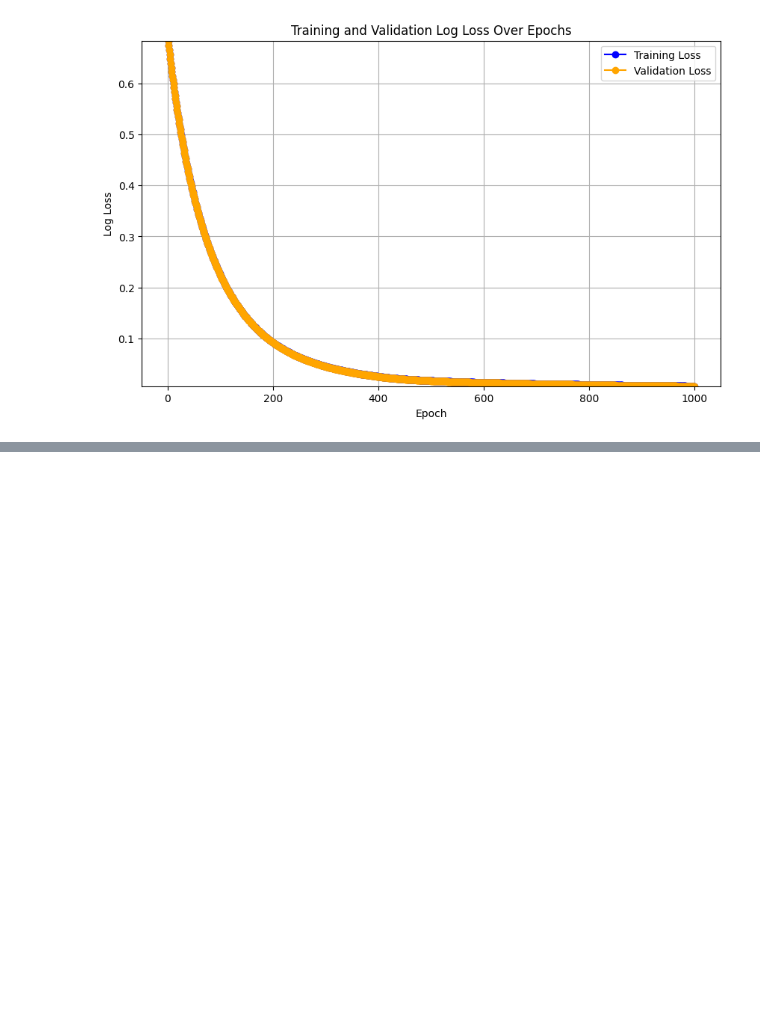
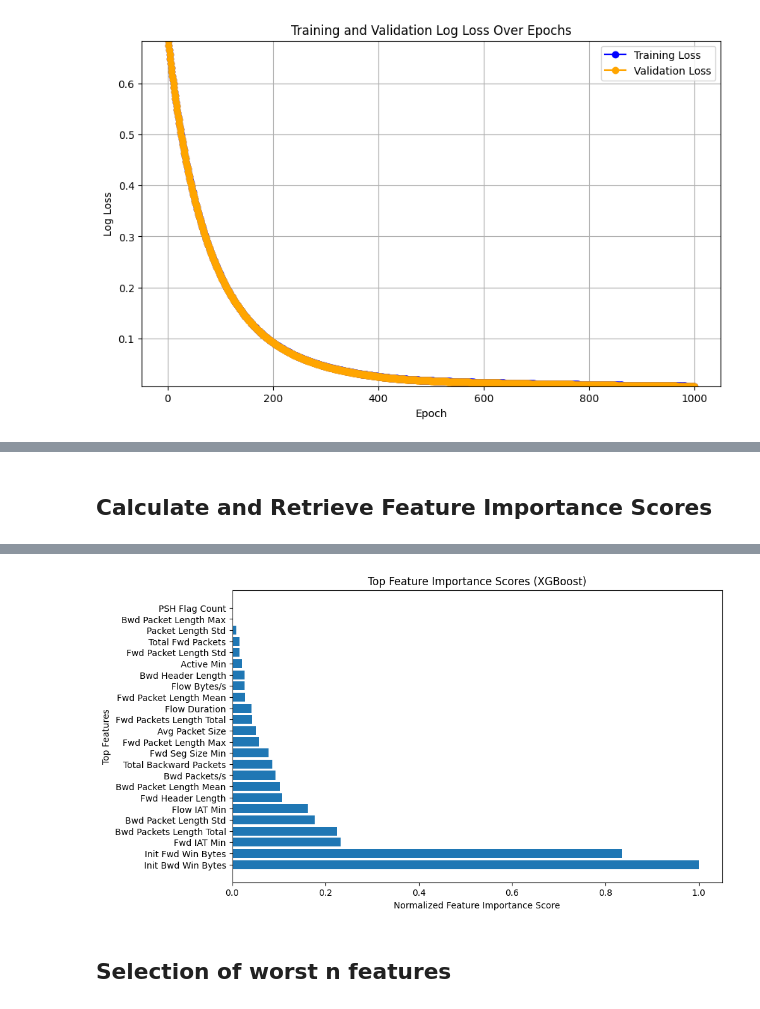
Before and after one commit to pranav-k-jha/kaggle-notebooks, a Jupyter notebook: CIC-IDS-2017 BERT Classification.ipynb, the cells around one changed output, grey strips where cells are left out. Saved outputs shown, nothing was run; the diff lists cells and outputs as text; code cells hidden in the pictures; blank space fills up the shorter version.

Commit message:
Kaggle Notebook | CIC-IDS-2017 XGBoost Classification | Version 15

```diff
--- a/CIC-IDS-2017 BERT Classification.ipynb
+++ b/CIC-IDS-2017 BERT Classification.ipynb
@@ -739,0 +749,67 @@ AUC-ROC: 1.0000
+# %% [markdown]
+## Calculate and Retrieve Feature Importance Scores
+# %%
+import xgboost as xgb
+import numpy as np
+import matplotlib.pyplot as plt
+
+def extract_top_features_xgboost(model, top_n, X_train, normalize=True, printing=True, plotting=True):
+    """
+    Extracts and visualizes the top N feature importance scores from an XGBoost model.
+    Optionally normalizes the importance scores.
+
+    Parameters:
+        model (xgb.Booster): Trained XGBoost model.
+        top_n (int): Number of top features to extract.
+        X_train (pd.DataFrame): Training data used to train the model.
+        normalize (bool): Whether to normalize the feature importance scores.
+        printing (bool): Whether to print the top feature names.
+        plotting (bool): Whether to plot the feature importance scores.
+
+    Returns:
+        dict: Dictionary of feature importance scores for the top N features.
+    """
+    # Extract feature importances from XGBoost model
+    feature_importance_scores = model.get_score(importance_type='weight')  # 'weight', 'gain', 'cover', etc.
+
+    # Convert feature importance scores to a sorted list
+    sorted_feature_importances = sorted(feature_importance_scores.items(), key=lambda x: x[1], reverse=True)
+
+    # Select top N features
+    top_n_features = sorted_feature_importances[:top_n]
+    top_feature_names = [x[0] for x in top_n_features]
+    top_feature_scores = [x[1] for x in top_n_features]
+
+    # Normalize feature importance scores (optional)
+    if normalize:
+        # Min-Max Normalization
+        min_score = min(top_feature_scores)
+        max_score = max(top_feature_scores)
+        top_feature_scores = [(x - min_score) / (max_score - min_score) for x in top_feature_scores]
+        # Alternatively, use Sum Normalization:
+        # total_score = sum(top_feature_scores)
+        # top_feature_scores = [x / total_score for x in top_feature_scores]
+
+    if printing:
+        print("Top", top_n, "Features:")
+        for name, score in zip(top_feature_names, top_feature_scores):
+            print(f"{name}: {score:.4f}")
+        print('\n')
+
+    # Visualizing top features with a bar plot
+    if plotting:
+        plt.figure(figsize=(10, 6))
+        plt.barh(range(len(top_feature_names)), top_feature_scores)
+        plt.yticks(range(len(top_feature_names)), top_feature_names, rotation=0)
+        plt.xlabel("Normalized Feature Importance Score" if normalize else "Feature Importance Score")
+        plt.ylabel("Top Features")
+        plt.title("Top Feature Importance Scores (XGBoost)")
+        plt.show()
+
+    return dict(zip(top_feature_names, top_feature_scores))
+
+# Example usage with XGBoost model
+# Assuming `xgb_clf` is your trained XGBoost model
+top_scores_xgb = extract_top_features_xgboost(model=xgb_clf, top_n=24, X_train=X_train,
+                                              normalize=True, printing=True, plotting=True)
+# %% [output]
@@ -739,0 +833,3 @@ AUC-ROC: 1.0000
+[figure, added]
+# %% [markdown]
+## Selection of worst n features
```
Also changed, not shown: parts of 9 cells of this notebook.
